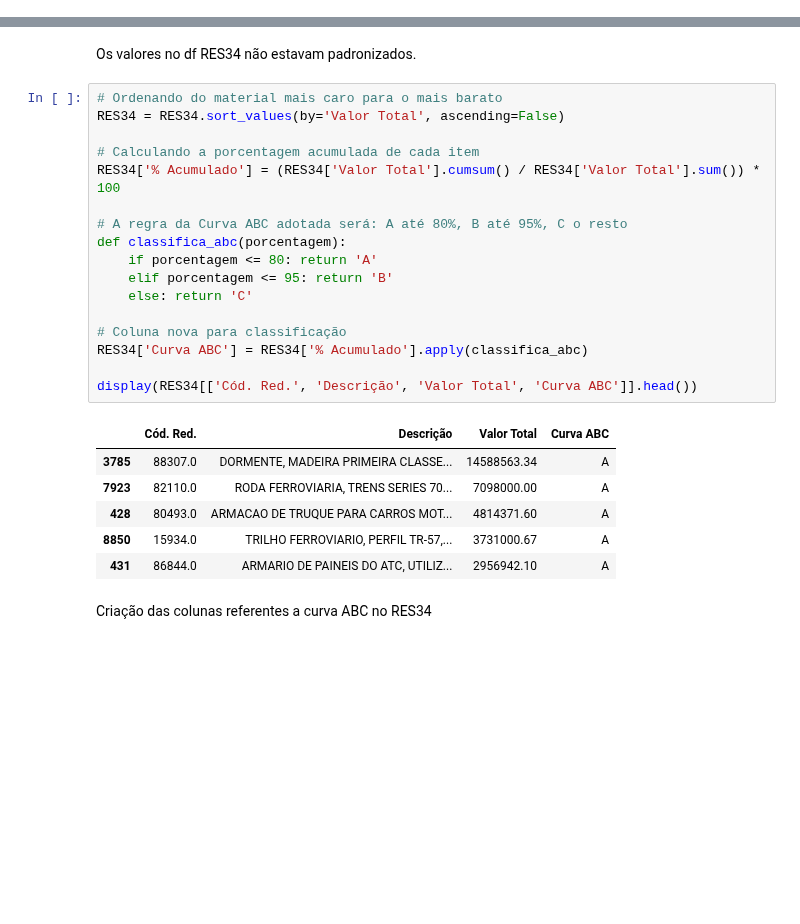
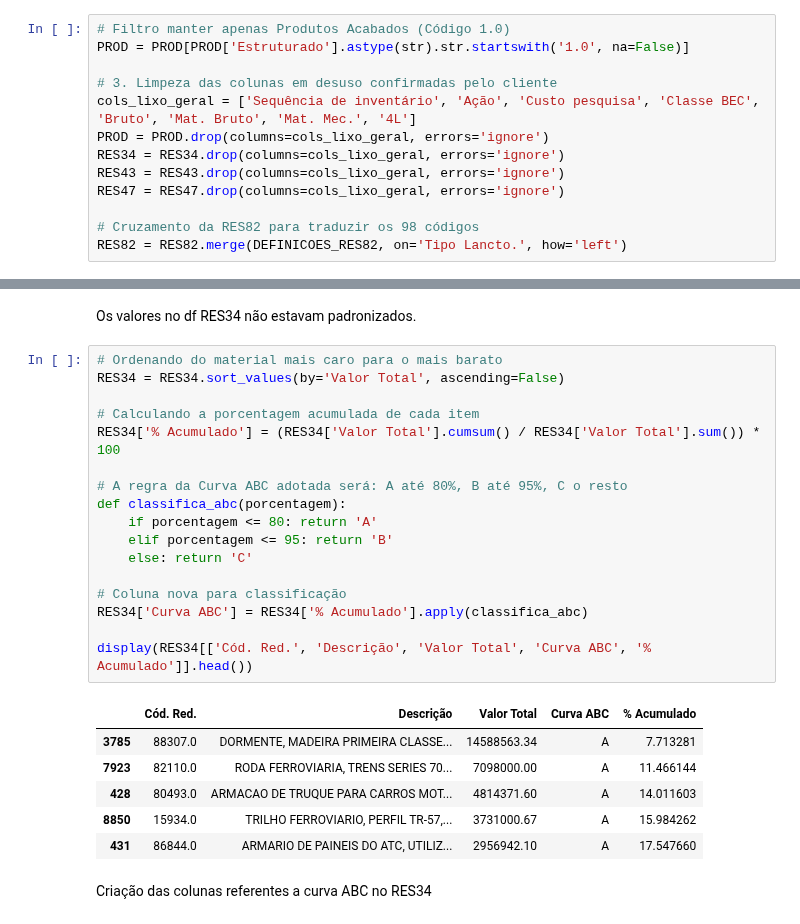
Before and after one commit to Lucasdz-7/Projeto-Integrador-4, a Jupyter notebook: CódigoAPI4.ipynb, the cells around one changed output, grey strips where cells are left out. Saved outputs shown, nothing was run; the diff lists cells and outputs as text; blank space fills up the shorter version.

```diff
--- a/CódigoAPI4.ipynb
+++ b/CódigoAPI4.ipynb
@@ -54,6 +57,19 @@ RES43 = pd.concat([RES43_Essencial, RES43_Estrategico, RES43_Normal], ignore_ind
 
 
 del RES43_Essencial, RES43_Estrategico, RES43_Normal
+# %%
+# Filtro manter apenas Produtos Acabados (Código 1.0)
+PROD = PROD[PROD['Estruturado'].astype(str).str.startswith('1.0', na=False)]
+
+# 3. Limpeza das colunas em desuso confirmadas pelo cliente
+cols_lixo_geral = ['Sequência de inventário', 'Ação', 'Custo pesquisa', 'Classe BEC', 'Bruto', 'Mat. Bruto', 'Mat. Mec.', '4L']
+PROD = PROD.drop(columns=cols_lixo_geral, errors='ignore')
+RES34 = RES34.drop(columns=cols_lixo_geral, errors='ignore')
+RES43 = RES43.drop(columns=cols_lixo_geral, errors='ignore')
+RES47 = RES47.drop(columns=cols_lixo_geral, errors='ignore')
+
+# Cruzamento da RES82 para traduzir os 98 códigos
+RES82 = RES82.merge(DEFINICOES_RES82, on='Tipo Lancto.', how='left')
 # %% [markdown]
 Criamos uma coluna com qual tipo de RES43 a linha é, depois juntamos as 3 tabelas diferentes em uma única, por fim, apagamos as 3 separadas.
 # %%
@@ -69,27 +85,27 @@ Os valores no df RES34 não estavam padronizados.
 # %%
 # Ordenando do material mais caro para o mais barato
 RES34 = RES34.sort_values(by='Valor Total', ascending=False)
 
 # Calculando a porcentagem acumulada de cada item
 RES34['% Acumulado'] = (RES34['Valor Total'].cumsum() / RES34['Valor Total'].sum()) * 100
 
 # A regra da Curva ABC adotada será: A até 80%, B até 95%, C o resto
 def classifica_abc(porcentagem):
     if porcentagem <= 80: return 'A'
     elif porcentagem <= 95: return 'B'
     else: return 'C'
 
 # Coluna nova para classificação
 RES34['Curva ABC'] = RES34['% Acumulado'].apply(classifica_abc)
 
-display(RES34[['Cód. Red.', 'Descrição', 'Valor Total', 'Curva ABC']].head())
+display(RES34[['Cód. Red.', 'Descrição', 'Valor Total', 'Curva ABC', '% Acumulado']].head())
 # %% [output]
-|  | Cód. Red. | Descrição | Valor Total | Curva ABC |
-| 3785 | 88307.0 | DORMENTE, MADEIRA PRIMEIRA CLASSE... | 14588563.34 | A |
-| 7923 | 82110.0 | RODA FERROVIARIA, TRENS SERIES 70... | 7098000.00 | A |
-| 428 | 80493.0 | ARMACAO DE TRUQUE PARA CARROS MOT... | 4814371.60 | A |
-| 8850 | 15934.0 | TRILHO FERROVIARIO, PERFIL TR-57,... | 3731000.67 | A |
-| 431 | 86844.0 | ARMARIO DE PAINEIS DO ATC, UTILIZ... | 2956942.10 | A |
+|  | Cód. Red. | Descrição | Valor Total | Curva ABC | % Acumulado |
+| 3785 | 88307.0 | DORMENTE, MADEIRA PRIMEIRA CLASSE... | 14588563.34 | A | 7.713281 |
+| 7923 | 82110.0 | RODA FERROVIARIA, TRENS SERIES 70... | 7098000.00 | A | 11.466144 |
+| 428 | 80493.0 | ARMACAO DE TRUQUE PARA CARROS MOT... | 4814371.60 | A | 14.011603 |
+| 8850 | 15934.0 | TRILHO FERROVIARIO, PERFIL TR-57,... | 3731000.67 | A | 15.984262 |
+| 431 | 86844.0 | ARMARIO DE PAINEIS DO ATC, UTILIZ... | 2956942.10 | A | 17.547660 |
 # %% [markdown]
 Criação das colunas referentes a curva ABC no RES34
 # %%
```
Also changed, not shown: parts of 9 cells of this notebook.
